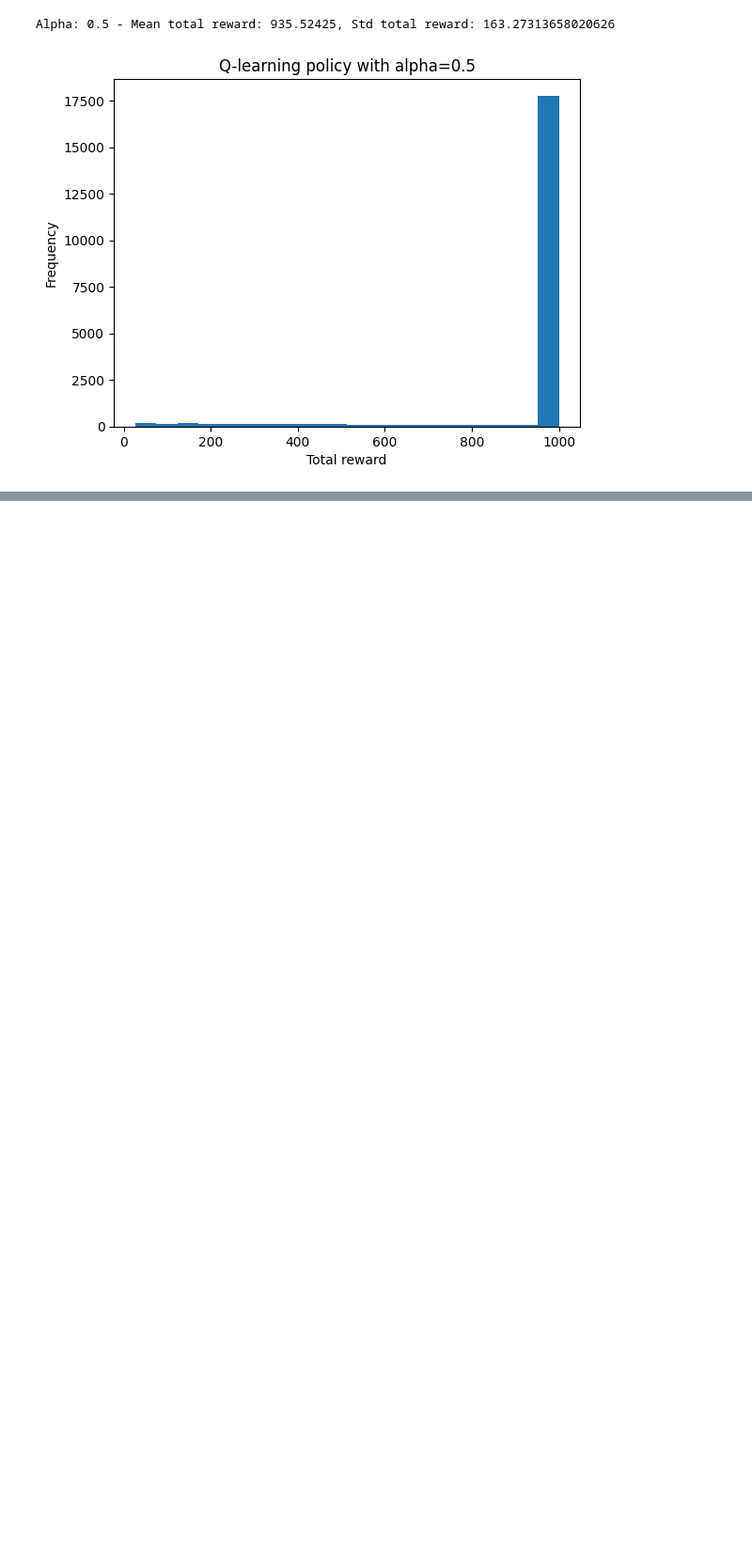
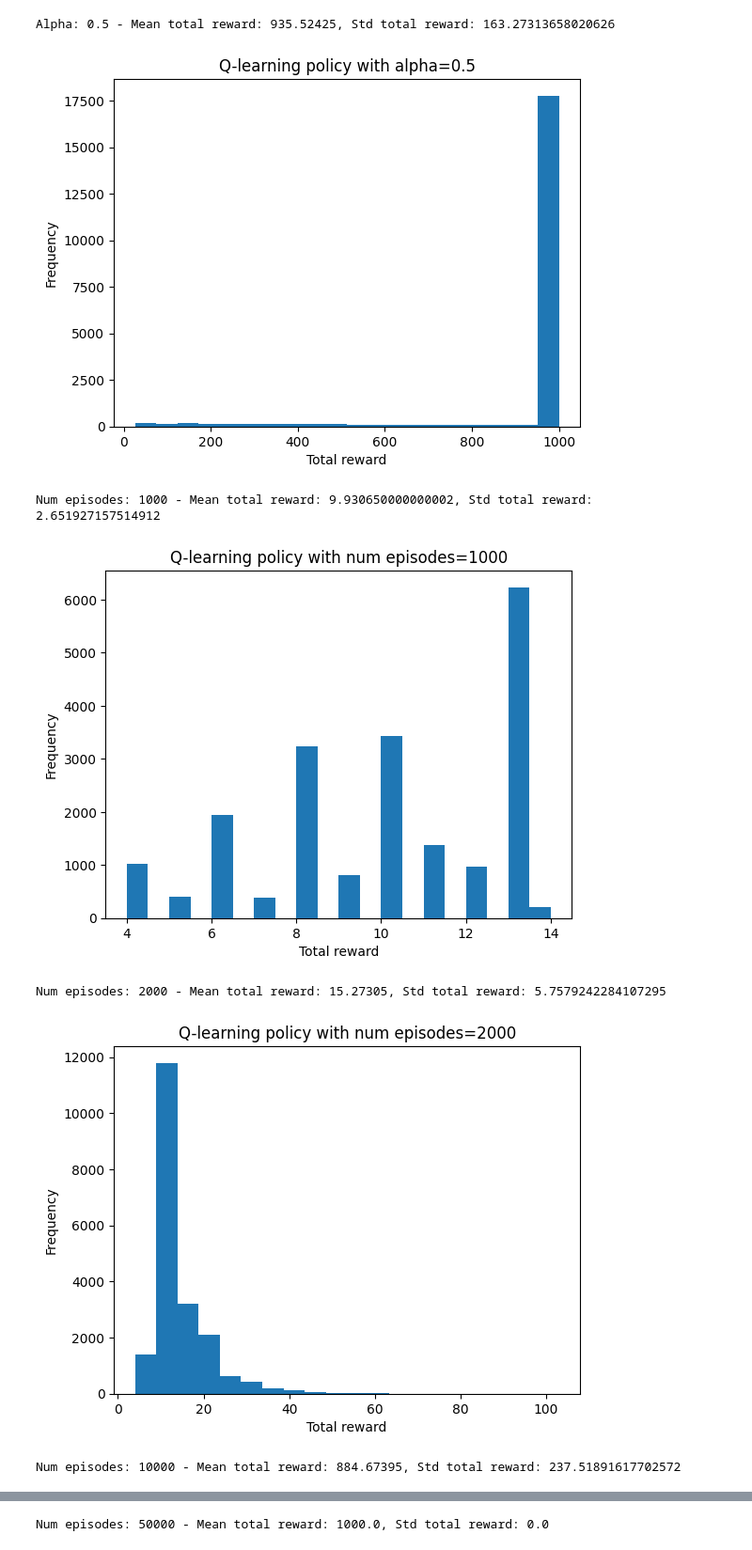
Before and after one commit to ThomasLEMERCIER/Flappy-Bird-RL, a Jupyter notebook: experiments.ipynb, the cells around one changed output, grey strips where cells are left out. Shown at 94% size. Drawn from its saved outputs; the diff is of its cells as text; code cells hidden in the pictures; blank space fills up the shorter version.

```diff
--- a/experiments.ipynb
+++ b/experiments.ipynb
@@ -109,7 +109,7 @@ def evaluate_sarsa_lambda(env, agent, verbose=False):
         total_rewards.append(total_reward)
     return total_rewards
 # %%
-params = SarsaLambdaParams(alpha=0.05, gamma=0.99, num_actions=2, lambd=0.9)
+params = SarsaLambdaParams(alpha=0.05, gamma=0.9, num_actions=2, lambd=0.99)
 agent, rewards = train_sarsa_lambda(params, epsilon=0.1, num_episodes=10000, max_train_steps=1000, verbose=True)
 total_rewards = evaluate_sarsa_lambda(gym.make('TextFlappyBird-v0'), agent, verbose=True)
 print('Mean total reward', np.mean(total_rewards))
@@ -374,7 +374,7 @@ def evaluate_agent(agent_class):
     if agent_class == 'SarsaLambda':
         total_rewards = np.zeros((num_performance_runs, num_episodes_for_evaluation))
         for k in range(num_performance_runs):
-            params = SarsaLambdaParams(alpha=0.05, gamma=0.99, num_actions=2, lambd=0.9)
+            params = SarsaLambdaParams(alpha=0.05, gamma=0.9, num_actions=2, lambd=0.99)
             agent, _ = train_sarsa_lambda(params, epsilon=0.1, num_episodes=10000, max_train_steps=200)
             total_rewards[k] = evaluate_sarsa_lambda(gym.make('TextFlappyBird-v0'), agent)
         return total_rewards
@@ -774,3 +774,36 @@ Alpha: 0.1 - Mean total reward: 1000.0, Std total reward: 0.0
 [figure]
 Alpha: 0.5 - Mean total reward: 935.52425, Std total reward: 163.27313658020626
 [figure]
+# %%
+episodes = [1000, 2000, 10000, 50000]
+
+total_rewards = np.zeros((len(episodes), num_performance_runs, num_episodes_for_evaluation))
+
+def evaluate_agent_episodes(num_episodes):
+    total_rewards = np.zeros((num_performance_runs, num_episodes_for_evaluation))
+    for k in range(num_performance_runs):
+        params = QLearningParams(alpha=0.1, gamma=0.9, num_actions=2)
+        agent, _ = train_q_learning(params, epsilon=0.1, num_episodes=num_episodes, max_train_steps=1000)
+        total_rewards[k] = evaluate_q_learning(gym.make('TextFlappyBird-v0'), agent)
+    return total_rewards
+
+with Pool() as pool:
+    for i, total_rewards_for_run in enumerate(pool.imap(evaluate_agent_episodes, episodes)):
+        total_rewards[i] = total_rewards_for_run
+
+mean_total_rewards = np.mean(total_rewards, axis=1)
+std_total_rewards = np.std(total_rewards, axis=1)
+
+for i, num_episode in enumerate(episodes):
+    print(f'Num episodes: {num_episode} - Mean total reward: {np.mean(mean_total_rewards[i])}, Std total reward: {np.mean(std_total_rewards[i])}')
+    plt.hist(total_rewards[i].flatten(), bins=20)
+    plt.xlabel('Total reward')
+    plt.ylabel('Frequency')
+    plt.title(f'Q-learning policy with num episodes={num_episode}')
+    plt.show()
+# %% [output]
+Num episodes: 1000 - Mean total reward: 9.930650000000002, Std total reward: 2.651927157514912
+[figure, added]
+Num episodes: 2000 - Mean total reward: 15.27305, Std total reward: 5.7579242284107295
+[figure, added]
+Num episodes: 10000 - Mean total reward: 884.67395, Std total reward: 237.51891617702572
@@ -776,0 +811 @@ Alpha: 0.5 - Mean total reward: 935.52425, Std total reward: 163.27313658020626
+Num episodes: 50000 - Mean total reward: 1000.0, Std total reward: 0.0
```
Also changed, not shown: parts of 4 cells of this notebook, 13 other files.
